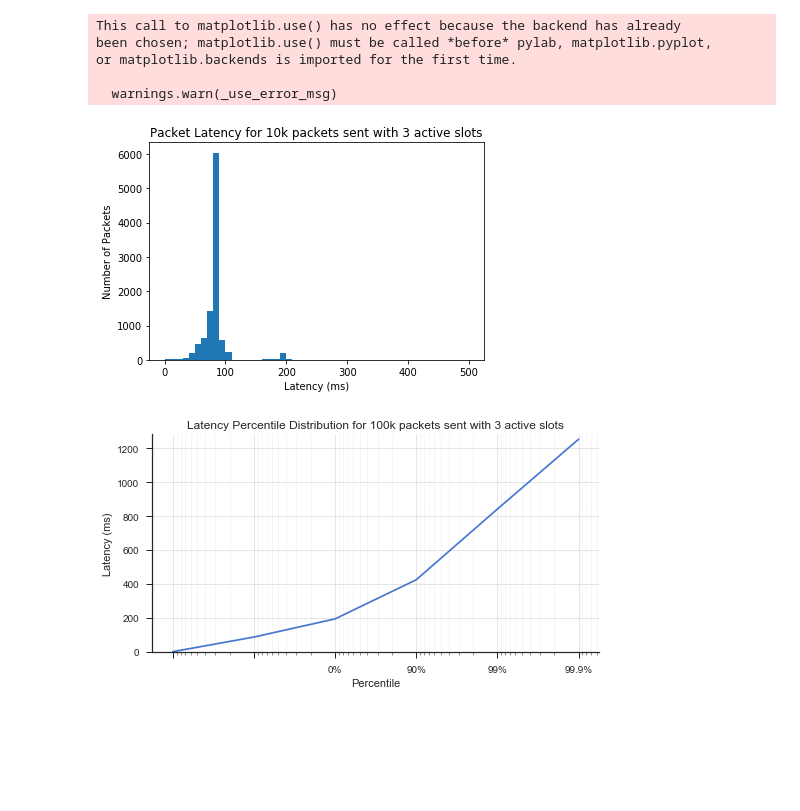
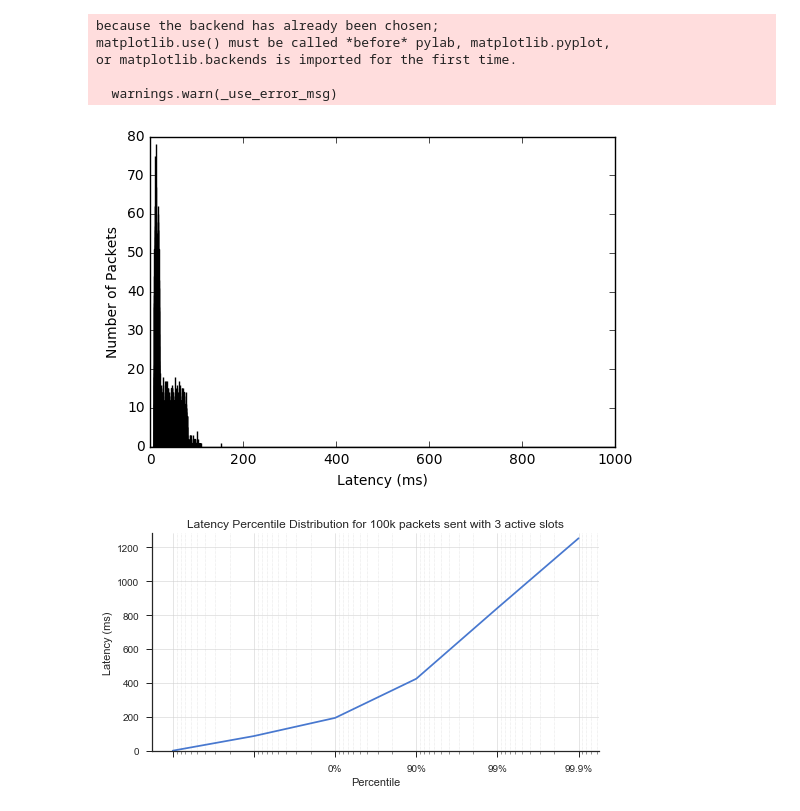
Before and after one commit to arvind0sundararajan/ll-test-harness, a Jupyter notebook: Graphing.ipynb, the cells around one changed output. Saved outputs shown, nothing was run; the diff lists cells and outputs as text; code cells hidden in the pictures; blank space fills up the shorter version.

```diff
--- a/Graphing.ipynb
+++ b/Graphing.ipynb
@@ -13,7 +13,7 @@ latencies = np.array([])
 counters = np.array([])
 
 # omit .csv ending
-datafile = 'processed_data/one_to_one/3_active_slots/3as_10k_working_th_p'
+datafile = 'processed_data/one_to_one/5_active_slots/10k_5as_2'
 
 with open(datafile + '.csv') as csvfile:
     raw_data = csv.reader(csvfile, delimiter=',')
@@ -24,8 +24,8 @@ with open(datafile + '.csv') as csvfile:
         #created_times = np.append(created_times, float(row[1]))
         #arrived_times = np.append(arrived_times, float(row[2]))
 # %% [output]
-This call to matplotlib.use() has no effect because the backend has already
-been chosen; matplotlib.use() must be called *before* pylab, matplotlib.pyplot,
+because the backend has already been chosen;
+matplotlib.use() must be called *before* pylab, matplotlib.pyplot,
 or matplotlib.backends is imported for the first time.
 
   warnings.warn(_use_error_msg)
@@ -35,13 +32,13 @@ or matplotlib.backends is imported for the first time.
 # %%
 # distribution of latencies
-x = plt.hist(latencies, bins=50, range=(0,500))
-plt.title("Packet Latency for 10k packets sent with 3 active slots")
+x = plt.hist(latencies, bins=len(latencies), range=(0,1000))
+# plt.title("Packet Latency for 10k packets sent with 3 active slots")
 plt.xlabel("Latency (ms)")
 plt.ylabel("Number of Packets")
 plt.savefig(datafile + '_hist.pdf')
 plt.show()
 # %% [output]
-[figure, old version]
+[figure, new version]
 # %%
 # creates the percentile distribution graph
 
```
Also changed, not shown: parts of 1 cell of this notebook, 1 other file.
